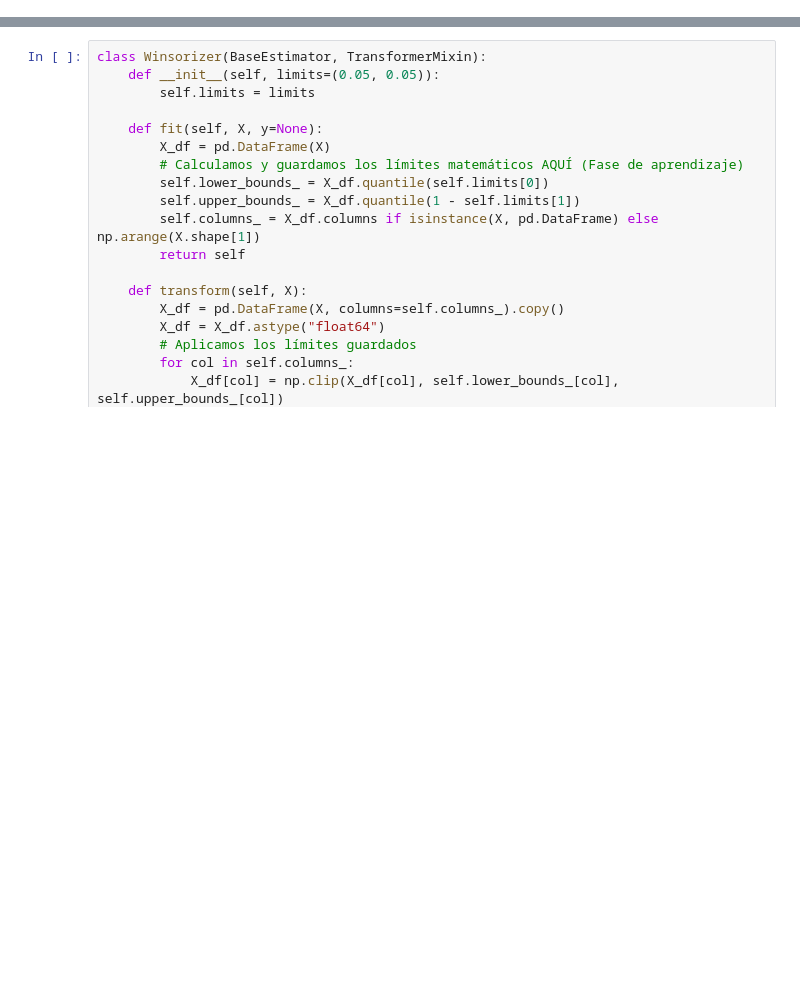
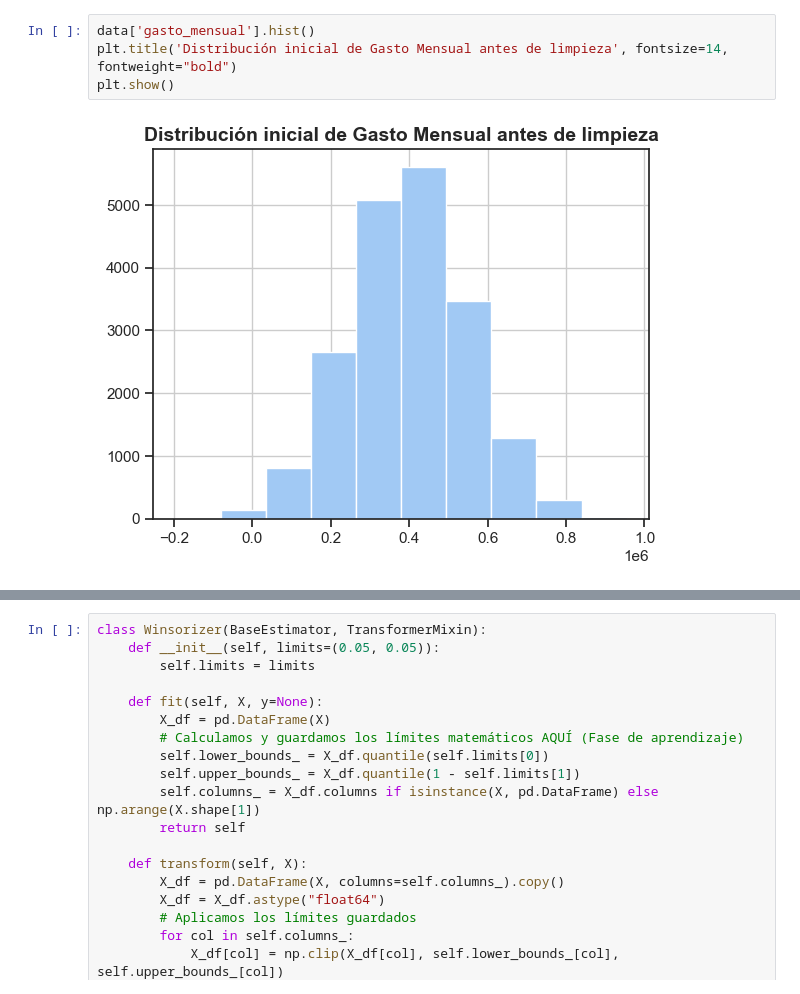
Before and after one commit to Octaviochavez/analitica_clientes, a Jupyter notebook: notebooks/Proyecto_Progra_Cienc_Datos.ipynb, the cells around one changed output, grey strips where cells are left out. Cells and saved outputs as stored; diff of their text form; blank space fills up the shorter version.

```diff
--- a/notebooks/Proyecto_Progra_Cienc_Datos.ipynb
+++ b/notebooks/Proyecto_Progra_Cienc_Datos.ipynb
@@ -179,0 +194,6 @@ plt.show()
+# %%
+data['gasto_mensual'].hist()
+plt.title('Distribución inicial de Gasto Mensual antes de limpieza', fontsize=14, fontweight="bold")
+plt.show()
+# %% [output]
+[figure, added]
```
Also changed, not shown: parts of 77 cells of this notebook, 1 other file.
